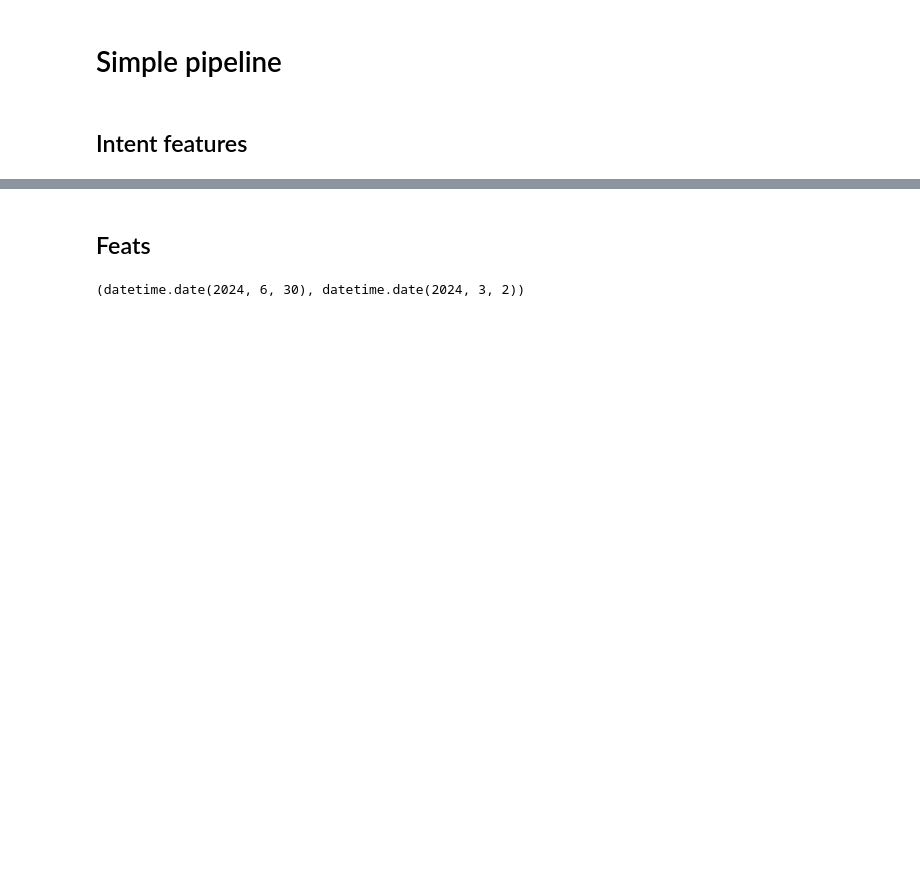
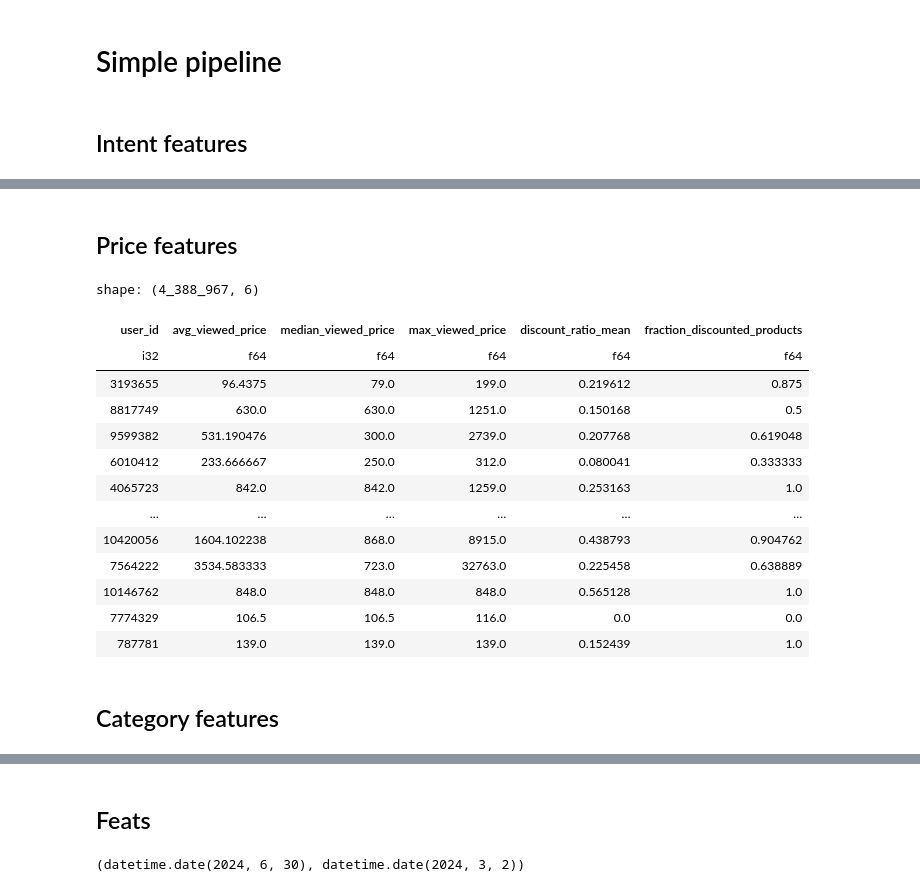
Before and after one commit to LumbaBalumba/aim_ml, a Jupyter notebook: 10/baseline_1_polars.ipynb, the cells around one changed output, grey strips where cells are left out. Drawn from its saved outputs; the diff is of its cells as text; code cells hidden in the pictures; blank space fills up the shorter version.

```diff
--- a/10/baseline_1_polars.ipynb
+++ b/10/baseline_1_polars.ipynb
@@ -126,0 +366,2 @@ transitions = df_seq.group_by("user_id").agg([
+# %% [markdown]
+## Price features
@@ -126,0 +374,28 @@ transitions = df_seq.group_by("user_id").agg([
+# %%
+actions_df = (
+    actions_history
+    .filter(pl.col("timestamp").dt.date() <= train_end_date)
+    .filter(pl.col("timestamp").dt.date() >= train_end_date - timedelta(days = 30 * 4))
+    .filter(pl.col("product_id").is_not_null())
+)
+
+products_df = (
+    product_information
+    .with_columns([
+        pl.col("price").cast(pl.Float64),
+        pl.col("discount_price").cast(pl.Float64),
+        pl.col("category_id").cast(pl.Int64),
+        pl.col("category_name").cast(pl.String),
+        pl.col("brand").cast(pl.String),
+        pl.col("type").cast(pl.String),
+    ])
+    .select([
+        "product_id",
+        "brand",
+        "type",
+        "category_id",
+        "category_name",
+        "price",
+        "discount_price",
+    ])
+)
@@ -126,0 +437,34 @@ transitions = df_seq.group_by("user_id").agg([
+# %%
+product_events = events.filter(pl.col("action_type").is_in(PRODUCT_ACTIONS))
+price_events = events.filter(pl.col("action_type").is_in(PRICE_ACTIONS))
+# %%
+price_features = (
+    price_events
+    .group_by("user_id")
+    .agg([
+        pl.col("effective_price").mean().alias("avg_viewed_price"),
+        pl.col("effective_price").median().alias("median_viewed_price"),
+        pl.col("effective_price").max().alias("max_viewed_price"),
+        pl.col("discount_ratio").mean().alias("discount_ratio_mean"),
+        pl.col("is_discounted").mean().alias("fraction_discounted_products"),
+    ])
+).collect(engine="streaming")
+# %%
+price_features
+# %% [output]
+shape: (4_388_967, 6)
+| user_id | avg_viewed_price | median_viewed_price | max_viewed_price | discount_ratio_mean | fraction_discounted_products |
+| i32 | f64 | f64 | f64 | f64 | f64 |
+| 3193655 | 96.4375 | 79.0 | 199.0 | 0.219612 | 0.875 |
+| 8817749 | 630.0 | 630.0 | 1251.0 | 0.150168 | 0.5 |
+| 9599382 | 531.190476 | 300.0 | 2739.0 | 0.207768 | 0.619048 |
+| 6010412 | 233.666667 | 250.0 | 312.0 | 0.080041 | 0.333333 |
+| 4065723 | 842.0 | 842.0 | 1259.0 | 0.253163 | 1.0 |
+| … | … | … | … | … | … |
+| 10420056 | 1604.102238 | 868.0 | 8915.0 | 0.438793 | 0.904762 |
+| 7564222 | 3534.583333 | 723.0 | 32763.0 | 0.225458 | 0.638889 |
+| 10146762 | 848.0 | 848.0 | 848.0 | 0.565128 | 1.0 |
+| 7774329 | 106.5 | 106.5 | 116.0 | 0.0 | 0.0 |
+| 787781 | 139.0 | 139.0 | 139.0 | 0.152439 | 1.0 |
+# %% [markdown]
+## Category features
```
Also changed, not shown: parts of 49 cells of this notebook.
